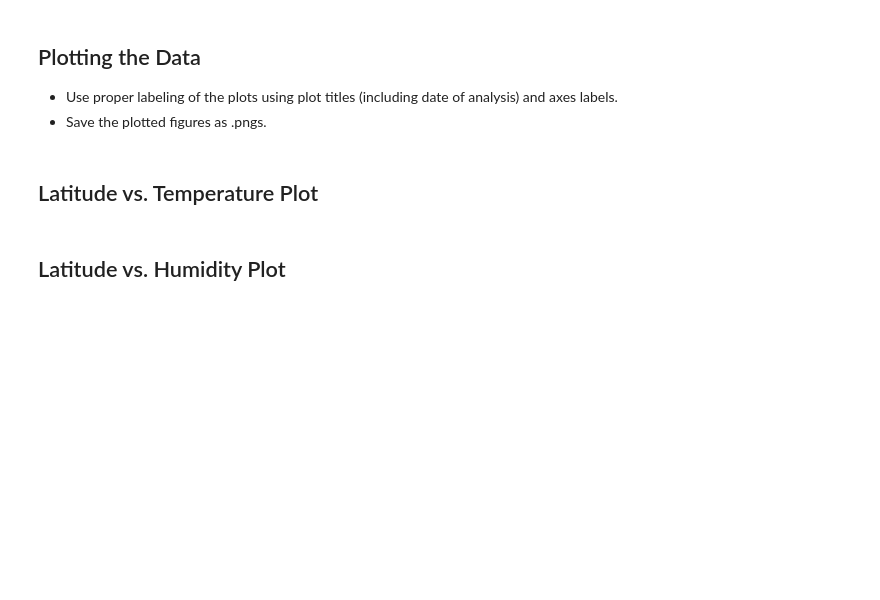
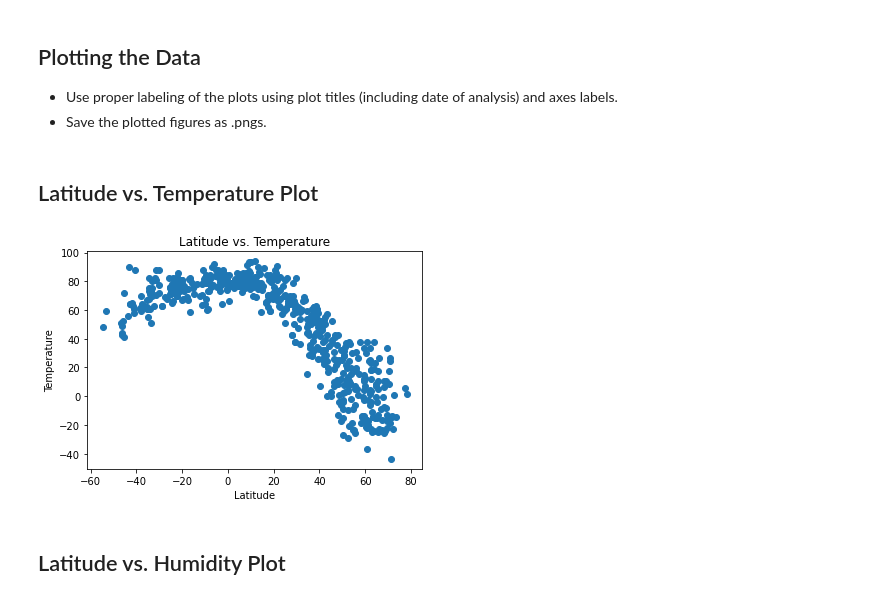
Before and after one commit to Selom-K/python-api-challenge, a Jupyter notebook: WeatherPy/WeatherPy.ipynb, the cells around one changed output. Cells and saved outputs as stored; diff of their text form; code cells hidden in the pictures; blank space fills up the shorter version.

```diff
--- a/WeatherPy/WeatherPy.ipynb
+++ b/WeatherPy/WeatherPy.ipynb
@@ -54,3 +54,16 @@ NameError: name 'lat_range' is not defined
+# %%
+# List to perform API calls
+city_name = []
+cloudiness = []
+country = []
+date = []
+humidity = []
+lat = []
+lng = []
+max_temp = []
+wind_speed = []
+record_counter = 0
+set_counter = 1
 # %% [markdown]
 ### Perform API Calls
 * Perform a weather check on each city using a series of successive API calls.
@@ -59,3 +128,15 @@ NameError: name 'lat_range' is not defined
 ### Convert Raw Data to DataFrame
 * Export the city data into a .csv.
 * Display the DataFrame
+# %%
+weather_dictionary = pd.DataFrame({
+                                  "City": city_name,
+                                  "Cloudiness": cloudiness,
+                                  "Country": country,
+                                  "Date": date,
+                                  "Humidity": humidity,
+                                  "Lat": lat,
+                                  "Lng": lng,
+                                  "Max Temp": max_temp,
+                                  "Wind Speed": wind_speed
+                                  })
@@ -74,5 +184,13 @@ Skip this step if there are no cities that have humidity > 100%.
 * Save the plotted figures as .pngs.
 # %% [markdown]
 ## Latitude vs. Temperature Plot
+# %%
+plt.scatter(weather_dictionary["Lat"], weather_dictionary["Max Temp"])
+plt.title("Latitude vs. Temperature")
+plt.xlabel("Latitude")
+plt.ylabel("Temperature")
+plt.savefig("../Images/Latitude vs Temperature.png")
+# %% [output]
+[figure, added]
 # %% [markdown]
 ## Latitude vs. Humidity Plot
```
Also changed, not shown: parts of 25 cells of this notebook, 14 other files.
